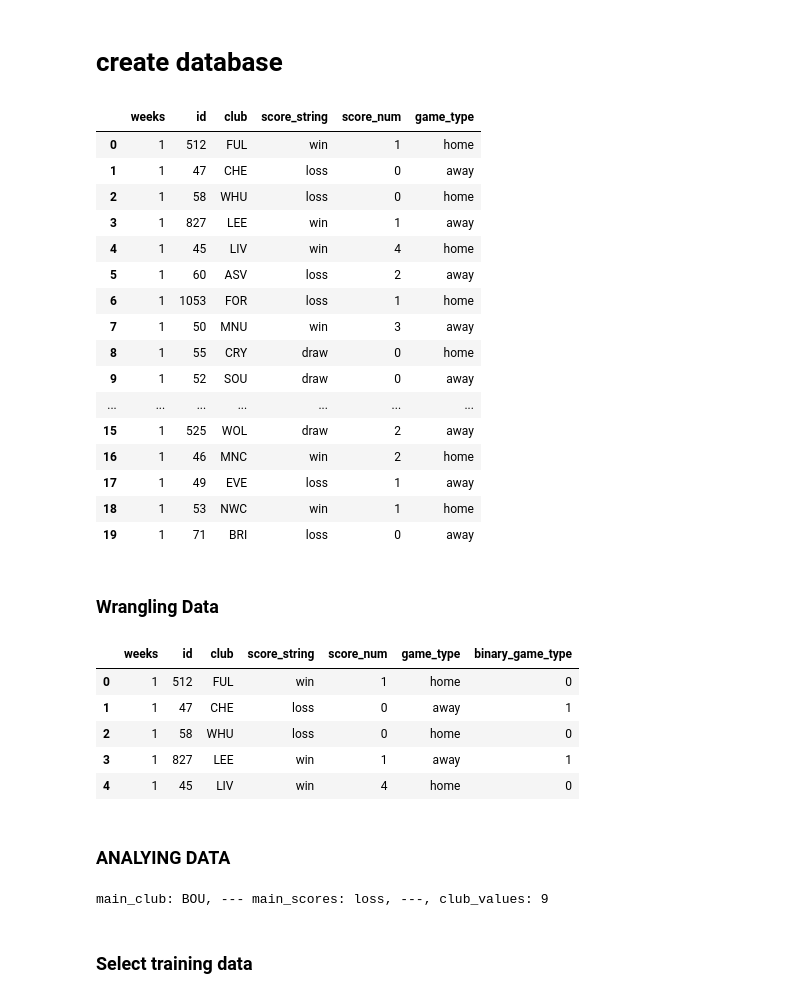
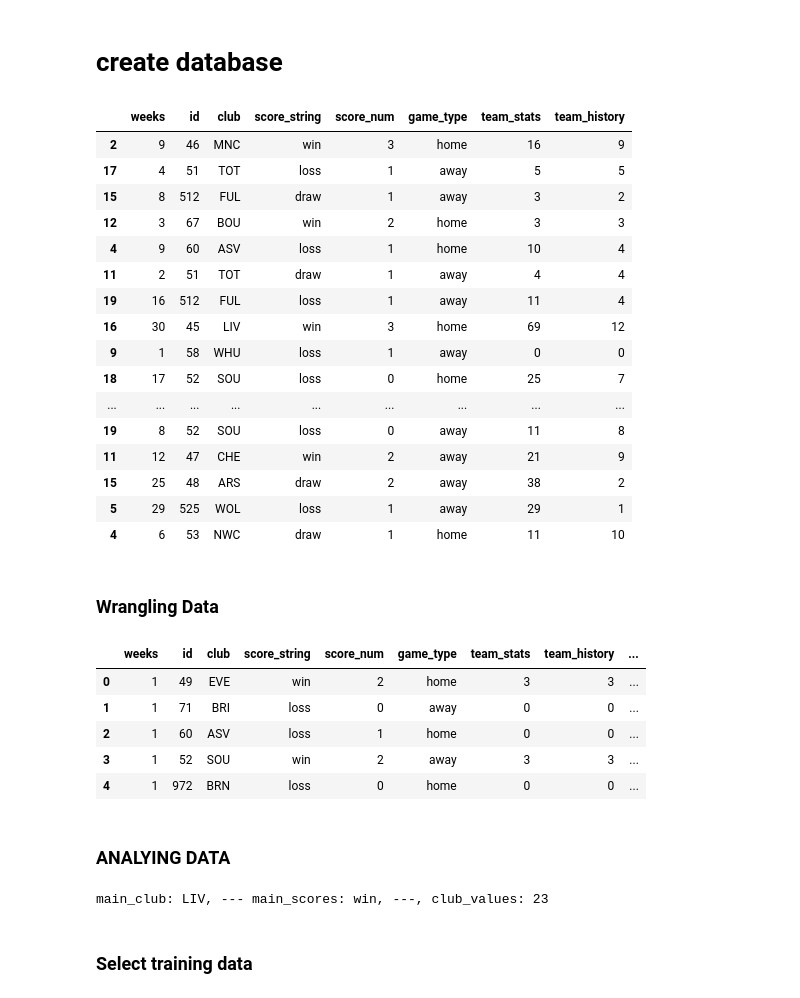
Before and after one commit to nicmodan/gambling-prediction-app, a Jupyter notebook: wranggling&predicting_data.ipynb, the cells around one changed output. Cells and saved outputs as stored; diff of their text form; code cells hidden in the pictures.

Commit message:
team state team history standardization

```diff
--- a/wranggling&predicting_data.ipynb
+++ b/wranggling&predicting_data.ipynb
@@ -106,7 +104,7 @@ def query_score(teamA, teamB):
 # %%
 # json_obj["matches"]['1']['1537862']# .keys()
 # %%
-def get_new_data(data, score, week):
+def get_new_data(data, score, week, history):
     start = 0
     stop = 1
     add_num = 2
@@ -120,7 +118,9 @@ def get_new_data(data, score, week):
         "club": [],
         "score_string": [],
         "score_num": [],
-        "game_type": []
+        "game_type": [],
+        "team_stats": [],
+        "team_history": []
     }
 
     # GET ALL WEEK GAME ID
@@ -143,14 +143,21 @@ def get_new_data(data, score, week):
         teamA_score = game_resulte.split(",")[4].split("_")[1] # score[start]
         teamB_score = game_resulte.split(",")[4].split("_")[2] # score[stop]
 
+        # team stats
+        teamstatsA = score[start]
+        teamstatsB = score[stop]
 
-        result["weeks"].append(week)
-        result["weeks"].append(week)
+        # team history
+        team_histA = sum([ int(j) for j in history.split("-")[start].replace("x", "")])
+        team_histB = sum([ int(j) for j in history.split("-")[stop].replace("x", "")])
+
+        result["weeks"].append( int(week) )
+        result["weeks"].append( int(week) )
 
 		# appending the data twice to add information
 
         ####### HOME APPENDING #######
-        result["id"].append(f"{teamA}")
+        result["id"].append( int(teamA) )
 
         result["club"].append(f"{clubA}")
         # query scores
@@ -162,10 +169,13 @@ def get_new_data(data, score, week):
 
         result["game_type"].append( "home" )
 
+        result["team_stats"].append( int(teamstatsA) )
+
+        result["team_history"].append(team_histA)
 
 
         ####### AWAY APPENDING #######
-        result["id"].append(f"{teamB}")
+        result["id"].append( int(teamB) )
 
         result["club"].append(f"{clubB}")
 
@@ -177,6 +187,10 @@ def get_new_data(data, score, week):
 
         result["game_type"].append( "away" )
 
+        result["team_stats"].append( int(teamstatsB) )
+
+        result["team_history"].append(team_histB)
+
 
         # accumilate the START and STOP for the next sclice
         start += add_num
@@ -194,7 +212,7 @@ def get_new_data(data, score, week):
 # %%
 main_second_info = []
 for week, events in json_obj["weeks"].items():
-    main_second_info.append(get_new_data( events["event_data"], events["teamstats"], events["matchday"]) )
+    main_second_info.append(get_new_data( events["event_data"], events["teamstats"], events["matchday"], events["teamhistory"]) )
 
     # print(events["matchday"])
 # %%
@@ -211,25 +229,25 @@ for data in main_second_info:
 # %%
 df = pd.concat(df_list)
 # %%
-df.head(20)
+df.sample(20)
 # %% [output]
-|  | weeks | id | club | score_string | score_num | game_type |
-| 0 | 1 | 512 | FUL | win | 1 | home |
-| 1 | 1 | 47 | CHE | loss | 0 | away |
-| 2 | 1 | 58 | WHU | loss | 0 | home |
-| 3 | 1 | 827 | LEE | win | 1 | away |
-| 4 | 1 | 45 | LIV | win | 4 | home |
-| 5 | 1 | 60 | ASV | loss | 2 | away |
-| 6 | 1 | 1053 | FOR | loss | 1 | home |
-| 7 | 1 | 50 | MNU | win | 3 | away |
-| 8 | 1 | 55 | CRY | draw | 0 | home |
-| 9 | 1 | 52 | SOU | draw | 0 | away |
-| ... | ... | ... | ... | ... | ... | ... |
-| 15 | 1 | 525 | WOL | draw | 2 | away |
-| 16 | 1 | 46 | MNC | win | 2 | home |
-| 17 | 1 | 49 | EVE | loss | 1 | away |
-| 18 | 1 | 53 | NWC | win | 1 | home |
-| 19 | 1 | 71 | BRI | loss | 0 | away |
+|  | weeks | id | club | score_string | score_num | game_type | team_stats | team_history |
+| 2 | 9 | 46 | MNC | win | 3 | home | 16 | 9 |
+| 17 | 4 | 51 | TOT | loss | 1 | away | 5 | 5 |
+| 15 | 8 | 512 | FUL | draw | 1 | away | 3 | 2 |
+| 12 | 3 | 67 | BOU | win | 2 | home | 3 | 3 |
+| 4 | 9 | 60 | ASV | loss | 1 | home | 10 | 4 |
+| 11 | 2 | 51 | TOT | draw | 1 | away | 4 | 4 |
+| 19 | 16 | 512 | FUL | loss | 1 | away | 11 | 4 |
+| 16 | 30 | 45 | LIV | win | 3 | home | 69 | 12 |
+| 9 | 1 | 58 | WHU | loss | 1 | away | 0 | 0 |
+| 18 | 17 | 52 | SOU | loss | 0 | home | 25 | 7 |
+| ... | ... | ... | ... | ... | ... | ... | ... | ... |
+| 19 | 8 | 52 | SOU | loss | 0 | away | 11 | 8 |
+| 11 | 12 | 47 | CHE | win | 2 | away | 21 | 9 |
+| 15 | 25 | 48 | ARS | draw | 2 | away | 38 | 2 |
+| 5 | 29 | 525 | WOL | loss | 1 | away | 29 | 1 |
+| 4 | 6 | 53 | NWC | draw | 1 | home | 11 | 10 |
 # %% [markdown]
 ### Wrangling Data
 # %%
@@ -237,12 +255,12 @@ df["binary_game_type"] = df["game_type"].apply(lambda x: 0 if x == "home" else 1
 # %%
 df.head()
 # %% [output]
-|  | weeks | id | club | score_string | score_num | game_type | binary_game_type |
-| 0 | 1 | 512 | FUL | win | 1 | home | 0 |
-| 1 | 1 | 47 | CHE | loss | 0 | away | 1 |
-| 2 | 1 | 58 | WHU | loss | 0 | home | 0 |
-| 3 | 1 | 827 | LEE | win | 1 | away | 1 |
-| 4 | 1 | 45 | LIV | win | 4 | home | 0 |
+|  | weeks | id | club | score_string | score_num | game_type | team_stats | team_history | ... |
+| 0 | 1 | 49 | EVE | win | 2 | home | 3 | 3 | ... |
+| 1 | 1 | 71 | BRI | loss | 0 | away | 0 | 0 | ... |
+| 2 | 1 | 60 | ASV | loss | 1 | home | 0 | 0 | ... |
+| 3 | 1 | 52 | SOU | win | 2 | away | 3 | 3 | ... |
+| 4 | 1 | 972 | BRN | loss | 0 | home | 0 | 0 | ... |
 # %%
 # df["weeks"].apply(lambda x: int(x))
 # %% [markdown]
@@ -264,7 +282,7 @@ main_club = [x[0] for x in club]
 main_scores = [x[1] for x in club]
 print(f"main_club: {main_club[0]}, --- main_scores: {main_scores[0]}, ---, club_values: {club_values[0]}")
 # %% [output]
-main_club: BOU, --- main_scores: loss, ---, club_values: 9
+main_club: LIV, --- main_scores: win, ---, club_values: 23
 # %%
 query_df_club = pd.DataFrame({
     "clubs": main_club,
```
Also changed, not shown: parts of 39 cells of this notebook.
